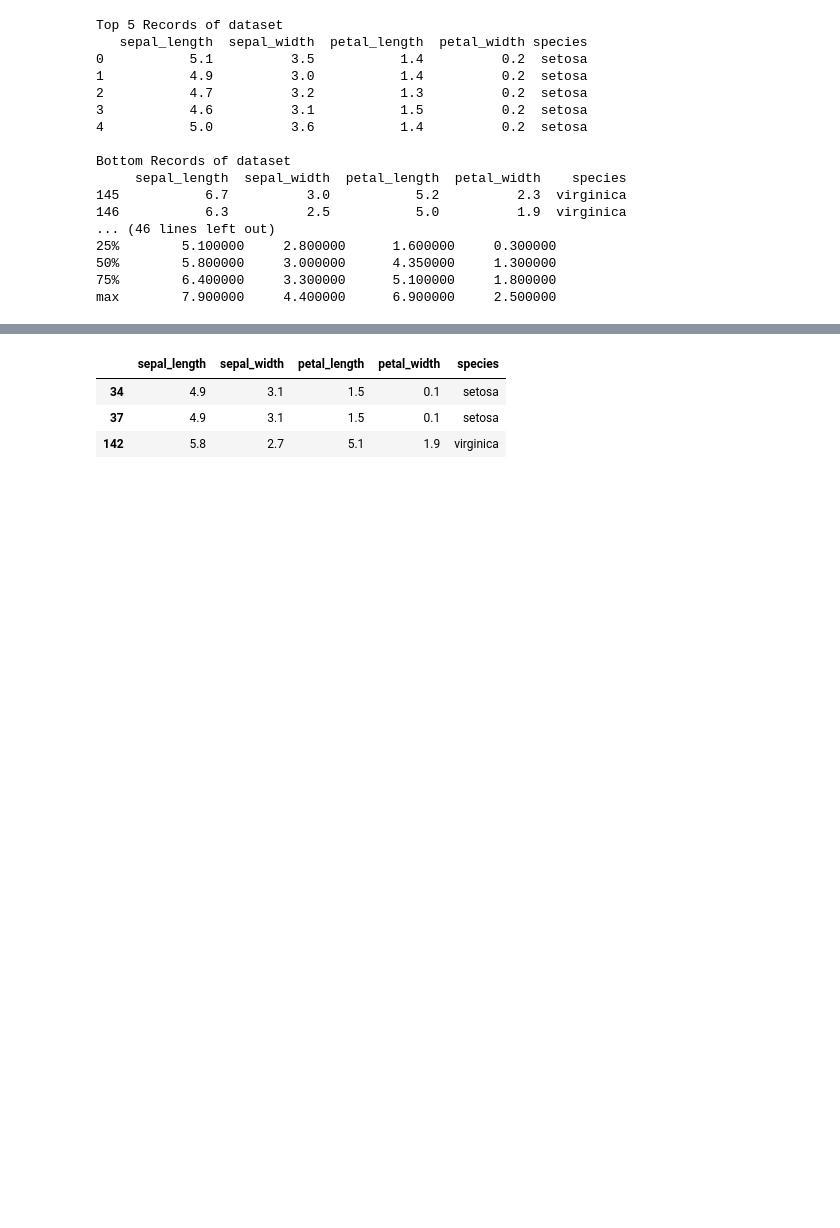
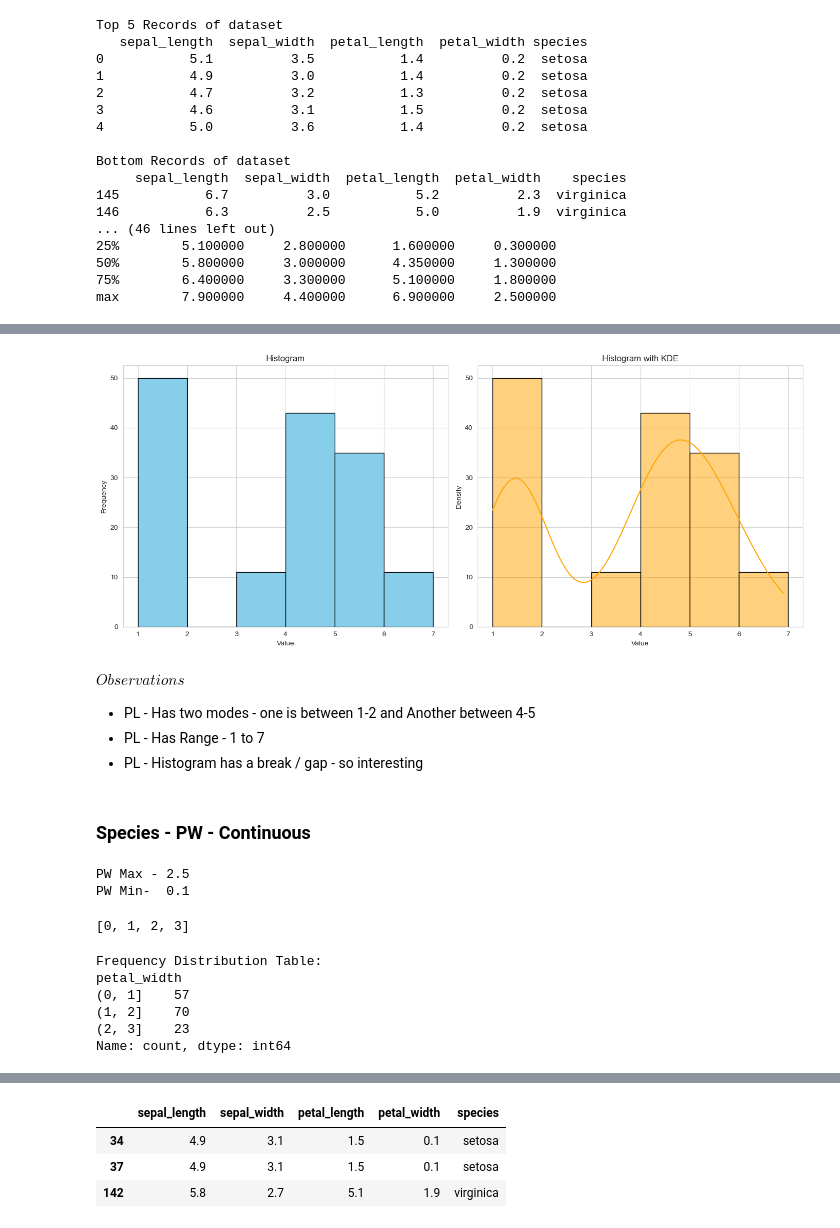
Before and after one commit to alexvatti/full-stack-data-science, a Jupyter notebook: Numpy-Pandas-Dataset-DA/01_Iris_DA_Exercise.ipynb, the cells around one changed output, grey strips where cells are left out. Drawn from its saved outputs; the diff is of its cells as text; code cells hidden in the pictures; blank space fills up the shorter version.

```diff
--- a/Numpy-Pandas-Dataset-DA/01_Iris_DA_Exercise.ipynb
+++ b/Numpy-Pandas-Dataset-DA/01_Iris_DA_Exercise.ipynb
@@ -96,0 +311,52 @@ Name: count, dtype: int64
+# %%
+# Create a figure and axes object
+fig, axes = plt.subplots(1, 2, figsize=(14, 6))
+
+# Plot histogram without KDE on the left
+axes[0].hist(df['petal_length'], bins=bins, color='skyblue', edgecolor='black')
+axes[0].set_xlabel('Value')
+axes[0].set_ylabel('Frequency')
+axes[0].set_title('Histogram')
+
+# Plot histogram with KDE on the right
+sns.histplot(data=df, x='petal_length', bins=bins, kde=True, color='orange', edgecolor='black', ax=axes[1])
+axes[1].set_xlabel('Value')
+axes[1].set_ylabel('Density')
+axes[1].set_title('Histogram with KDE')
+
+# Adjust layout
+plt.tight_layout()
+
+# Show the combined plot
+plt.show()
+# %% [output]
+[figure, added]
+# %% [markdown]
+$Observations$
+- PL - Has two modes - one is between 1-2 and Another between 4-5
+- PL - Has Range - 1 to 7
+- PL - Histogram has a break / gap - so interesting
+# %% [markdown]
+### Species - PW - Continuous
+# %%
+print("PW Max -", df["petal_width"].max())
+print("PW Min- ", df["petal_width"].min())
+# %% [output]
+PW Max - 2.5
+PW Min-  0.1
+# %%
+bins = [x for x in range(0,4,1)]
+print(bins)
+# %% [output]
+[0, 1, 2, 3]
+# %%
+freq_table = pd.cut(df['petal_width'], bins=bins).value_counts().sort_index()
+print("Frequency Distribution Table:")
+print(freq_table)
+# %% [output]
+Frequency Distribution Table:
+petal_width
+(0, 1]    57
+(1, 2]    70
+(2, 3]    23
+Name: count, dtype: int64
```
Also changed, not shown: parts of 45 cells of this notebook, 2 other files.
